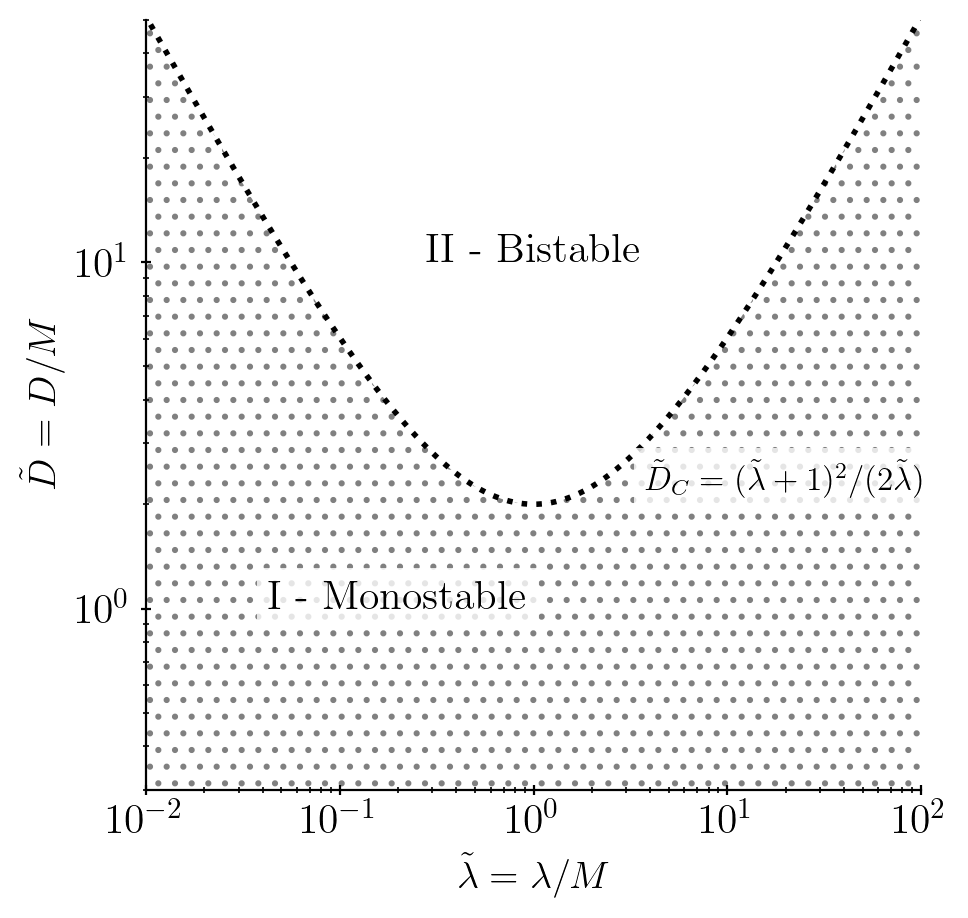
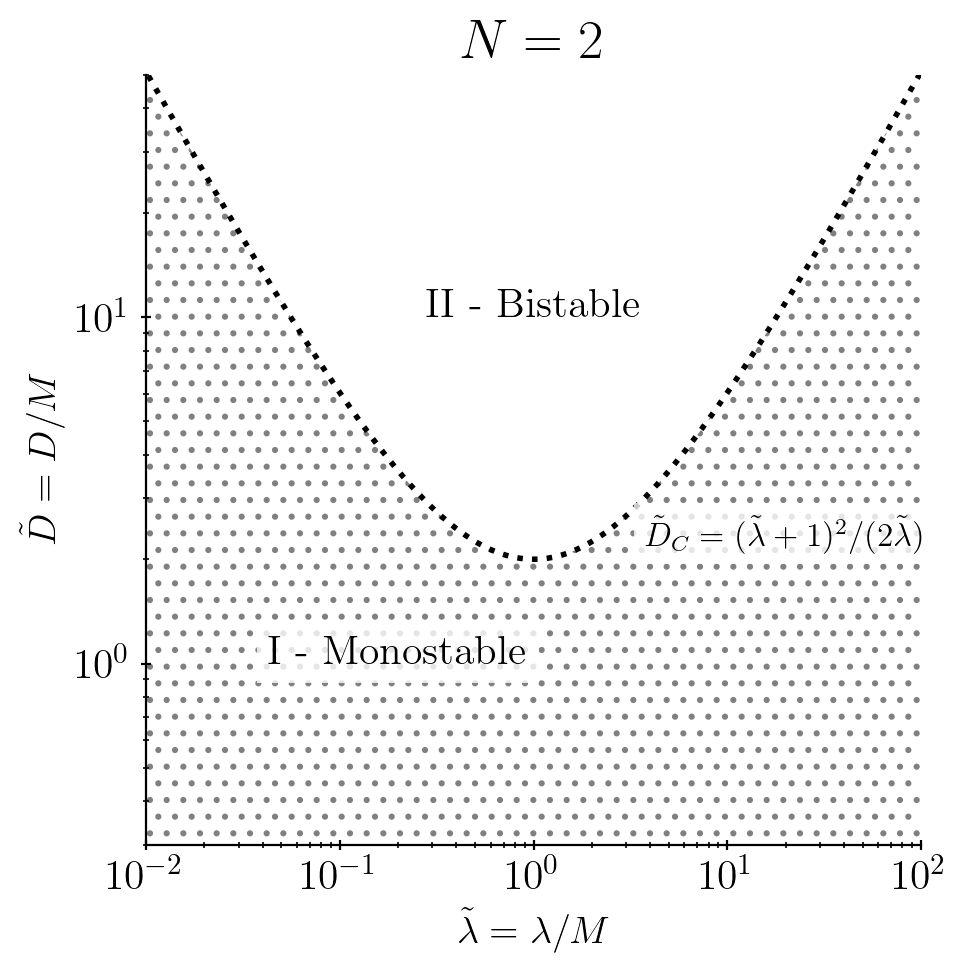
The notebook cell's code change between the first figure and the second:
--- before
+++ after
@@ -20,3 +20,4 @@
 ax.text(20, 2.2, r"$\tilde{D}_C = (\tilde{\lambda} + 1)^2 / (2 \tilde{\lambda})$", fontsize=12, weight='bold', c='black', ha='center',
         bbox=dict(facecolor='white', edgecolor='none', alpha=0.8));
+ax.set_title(r"$N = 2$", fontsize=20)
 plt.savefig('../figures/fig_2c.svg', bbox_inches='tight', dpi=200, transparent=True);

Commit: fix wrong approximation name